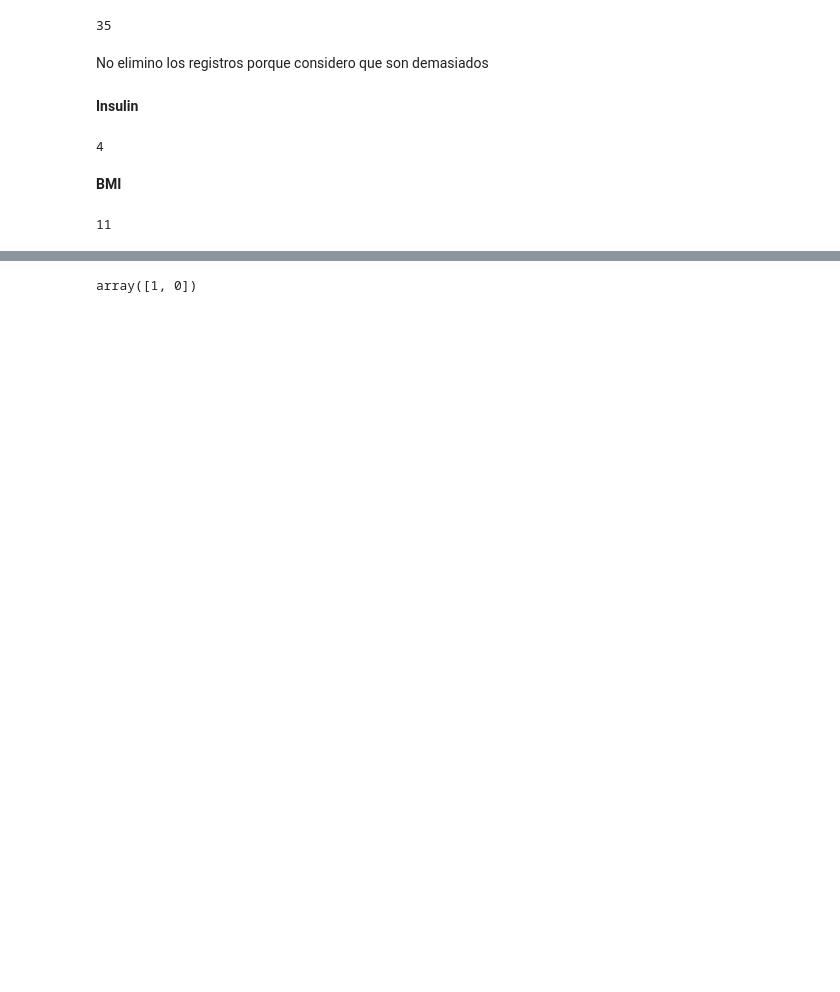
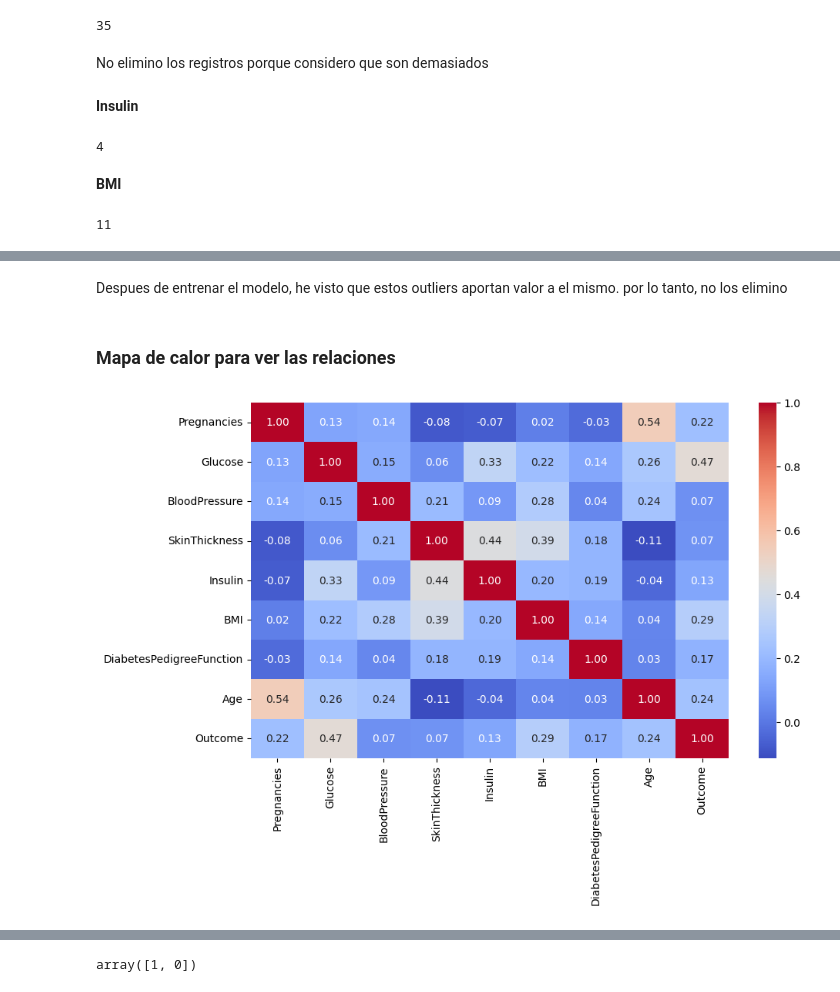
Before and after one commit to SamuelHollis/-rbol_de-_Decisi-n_Project, a Jupyter notebook: src/explore.ipynb, the cells around one changed output, grey strips where cells are left out. Cells and saved outputs as stored; diff of their text form; code cells hidden in the pictures; blank space fills up the shorter version.

```diff
--- a/src/explore.ipynb
+++ b/src/explore.ipynb
@@ -184,0 +160,18 @@ df.describe()
+# %% [markdown]
+Despues de entrenar el modelo, he visto que estos outliers aportan valor a el mismo. por lo tanto, no los elimino
+# %% [markdown]
+### Mapa de calor para ver las relaciones
+# %%
+# Calcular la matriz de correlación
+correlation_matrix = df.corr()
+
+# Crear una figura de tamaño adecuado
+plt.figure(figsize=(10, 6))
+
+# Crear el heatmap
+sns.heatmap(correlation_matrix, annot=True, cmap='coolwarm', fmt='.2f')
+
+# Mostrar el gráfico
+plt.show()
+# %% [output]
+[figure, added]
```
Also changed, not shown: parts of 34 cells of this notebook, 1 other file.
